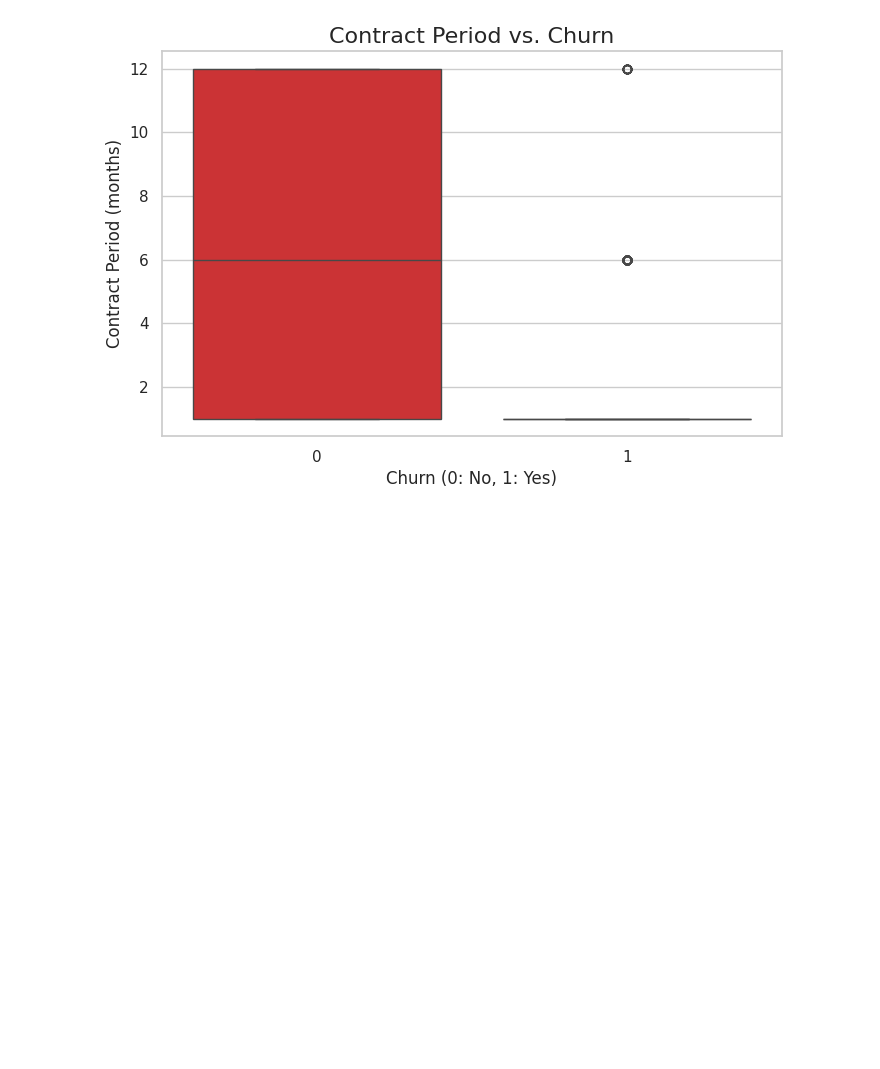
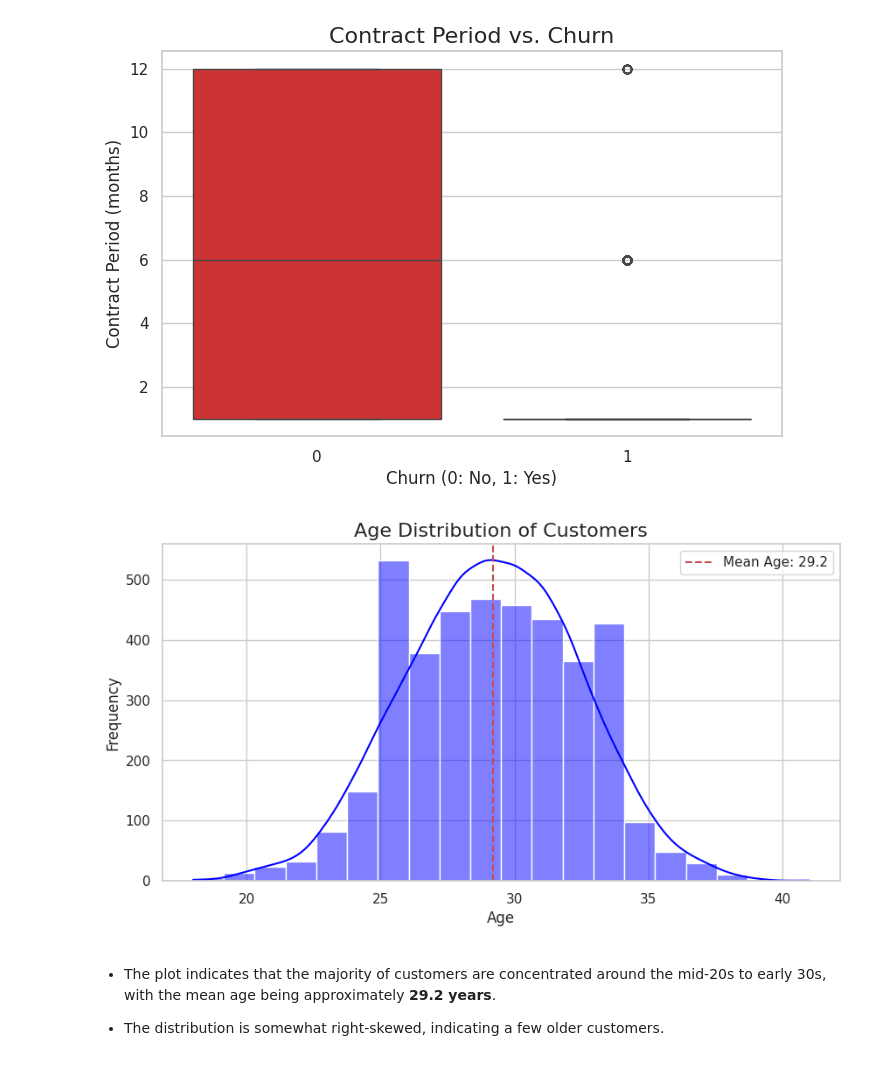
Before and after one commit to bhutto17/Fitness-Center-Retention-Analysis, a Jupyter notebook: Fitness_Center_Retention_Analysis.ipynb, the cells around one changed output. Cells and saved outputs as stored; diff of their text form; code cells hidden in the pictures; blank space fills up the shorter version.

Commit message:
Visualized age distribution of customers with histogram and mean age

```diff
--- a/Fitness_Center_Retention_Analysis.ipynb
+++ b/Fitness_Center_Retention_Analysis.ipynb
@@ -212,3 +212,18 @@ Passing `palette` without assigning `hue` is deprecated and will be removed in v
 
   sns.boxplot(data=gym_data, x='churn', y='contract_period', palette='Set1')
 [figure]
+# %%
+plt.figure(figsize=(10, 5))
+sns.histplot(gym_data['age'], bins=20, kde=True, color='blue')
+plt.axvline(gym_data['age'].mean(), color='r', linestyle='--', label=f'Mean Age: {gym_data["age"].mean():.1f}')
+plt.title('Age Distribution of Customers', fontsize=16)
+plt.xlabel('Age')
+plt.ylabel('Frequency')
+plt.legend()
+plt.show()
+# %% [output]
+[figure, added]
+# %% [markdown]
+- The plot indicates that the majority of customers are concentrated around the mid-20s to early 30s, with the mean age being approximately **29.2 years**.
+
+- The distribution is somewhat right-skewed, indicating a few older customers.
```
